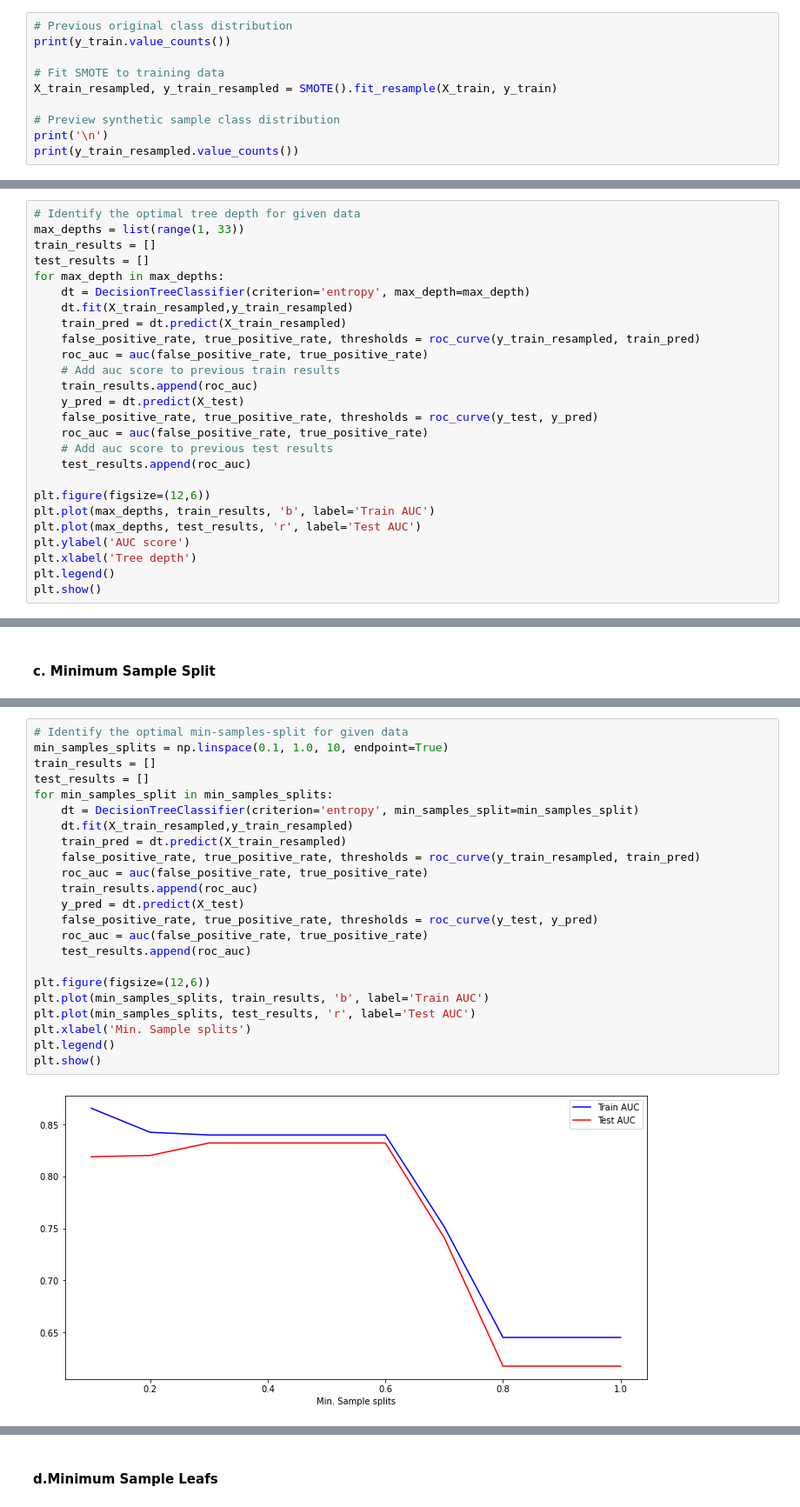
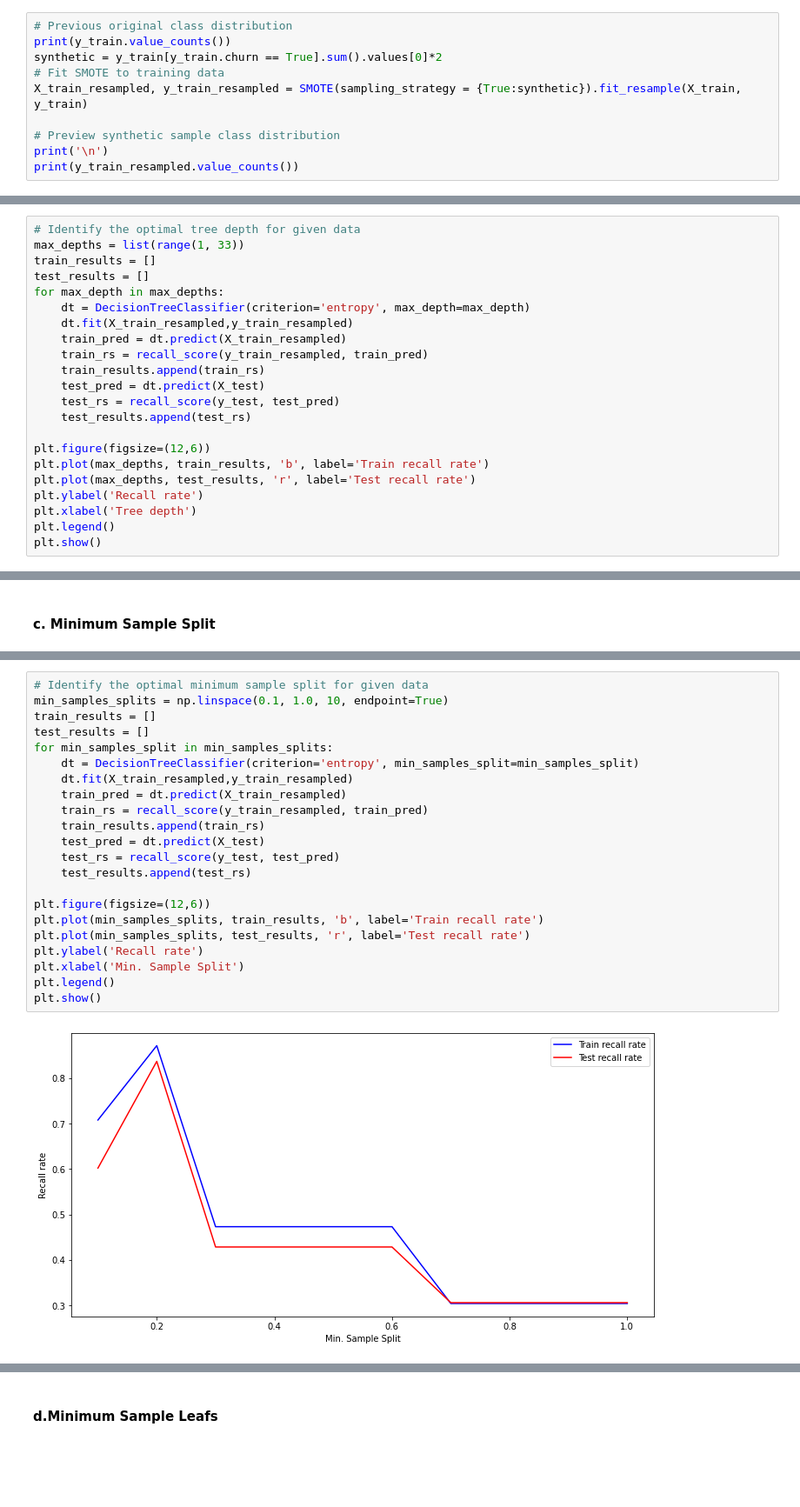
Before and after one commit to taingocbui/phase3_project, a Jupyter notebook: project3.ipynb, the cells around one changed output, grey strips where cells are left out. Shown at 87% size. Saved outputs shown, nothing was run; the diff lists cells and outputs as text; blank space fills up the shorter version.

```diff
--- a/project3.ipynb
+++ b/project3.ipynb
@@ -300,9 +305,9 @@ X_test = pd.concat([X_test_scaled, X_test.drop(num_columns, axis = 1)], axis = 1
 # %%
 # Previous original class distribution
 print(y_train.value_counts())
-
+synthetic = y_train[y_train.churn == True].sum().values[0]*2
 # Fit SMOTE to training data
-X_train_resampled, y_train_resampled = SMOTE().fit_resample(X_train, y_train)
+X_train_resampled, y_train_resampled = SMOTE(sampling_strategy = {True:synthetic}).fit_resample(X_train, y_train)
 
 # Preview synthetic sample class distribution
 print('\n')
@@ -515,20 +448,16 @@ for max_depth in max_depths:
     dt = DecisionTreeClassifier(criterion='entropy', max_depth=max_depth)
     dt.fit(X_train_resampled,y_train_resampled)
     train_pred = dt.predict(X_train_resampled)
-    false_positive_rate, true_positive_rate, thresholds = roc_curve(y_train_resampled, train_pred)
-    roc_auc = auc(false_positive_rate, true_positive_rate)
-    # Add auc score to previous train results
-    train_results.append(roc_auc)
-    y_pred = dt.predict(X_test)
-    false_positive_rate, true_positive_rate, thresholds = roc_curve(y_test, y_pred)
-    roc_auc = auc(false_positive_rate, true_positive_rate)
-    # Add auc score to previous test results
-    test_results.append(roc_auc)
+    train_rs = recall_score(y_train_resampled, train_pred)
+    train_results.append(train_rs)
+    test_pred = dt.predict(X_test)
+    test_rs = recall_score(y_test, test_pred)
+    test_results.append(test_rs)
 
 plt.figure(figsize=(12,6))
-plt.plot(max_depths, train_results, 'b', label='Train AUC')
-plt.plot(max_depths, test_results, 'r', label='Test AUC')
-plt.ylabel('AUC score')
+plt.plot(max_depths, train_results, 'b', label='Train recall rate')
+plt.plot(max_depths, test_results, 'r', label='Test recall rate')
+plt.ylabel('Recall rate')
 plt.xlabel('Tree depth')
 plt.legend()
 plt.show()
@@ -543,25 +476,24 @@ plt.show()
 # %%
-# Identify the optimal min-samples-split for given data
+# Identify the optimal minimum sample split for given data
 min_samples_splits = np.linspace(0.1, 1.0, 10, endpoint=True)
 train_results = []
 test_results = []
 for min_samples_split in min_samples_splits:
     dt = DecisionTreeClassifier(criterion='entropy', min_samples_split=min_samples_split)
     dt.fit(X_train_resampled,y_train_resampled)
     train_pred = dt.predict(X_train_resampled)
-    false_positive_rate, true_positive_rate, thresholds = roc_curve(y_train_resampled, train_pred)
-    roc_auc = auc(false_positive_rate, true_positive_rate)
-    train_results.append(roc_auc)
-    y_pred = dt.predict(X_test)
-    false_positive_rate, true_positive_rate, thresholds = roc_curve(y_test, y_pred)
-    roc_auc = auc(false_positive_rate, true_positive_rate)
-    test_results.append(roc_auc)
+    train_rs = recall_score(y_train_resampled, train_pred)
+    train_results.append(train_rs)
+    test_pred = dt.predict(X_test)
+    test_rs = recall_score(y_test, test_pred)
+    test_results.append(test_rs)
 
 plt.figure(figsize=(12,6))
-plt.plot(min_samples_splits, train_results, 'b', label='Train AUC')
-plt.plot(min_samples_splits, test_results, 'r', label='Test AUC')
-plt.xlabel('Min. Sample splits')
+plt.plot(min_samples_splits, train_results, 'b', label='Train recall rate')
+plt.plot(min_samples_splits, test_results, 'r', label='Test recall rate')
+plt.ylabel('Recall rate')
+plt.xlabel('Min. Sample Split')
 plt.legend()
 plt.show()
 # %% [output]
-[figure, old version]
+[figure, new version]
```
Also changed, not shown: parts of 42 cells of this notebook, 6 other files.
